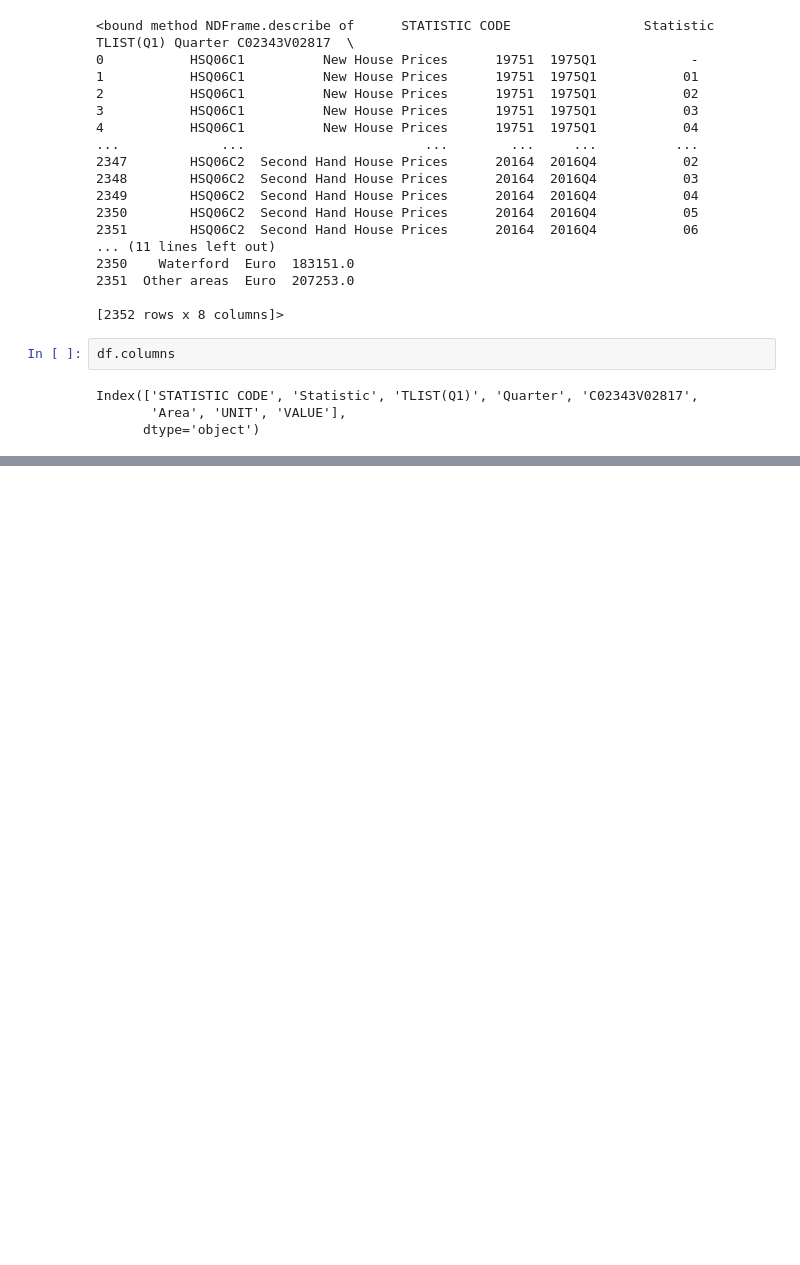
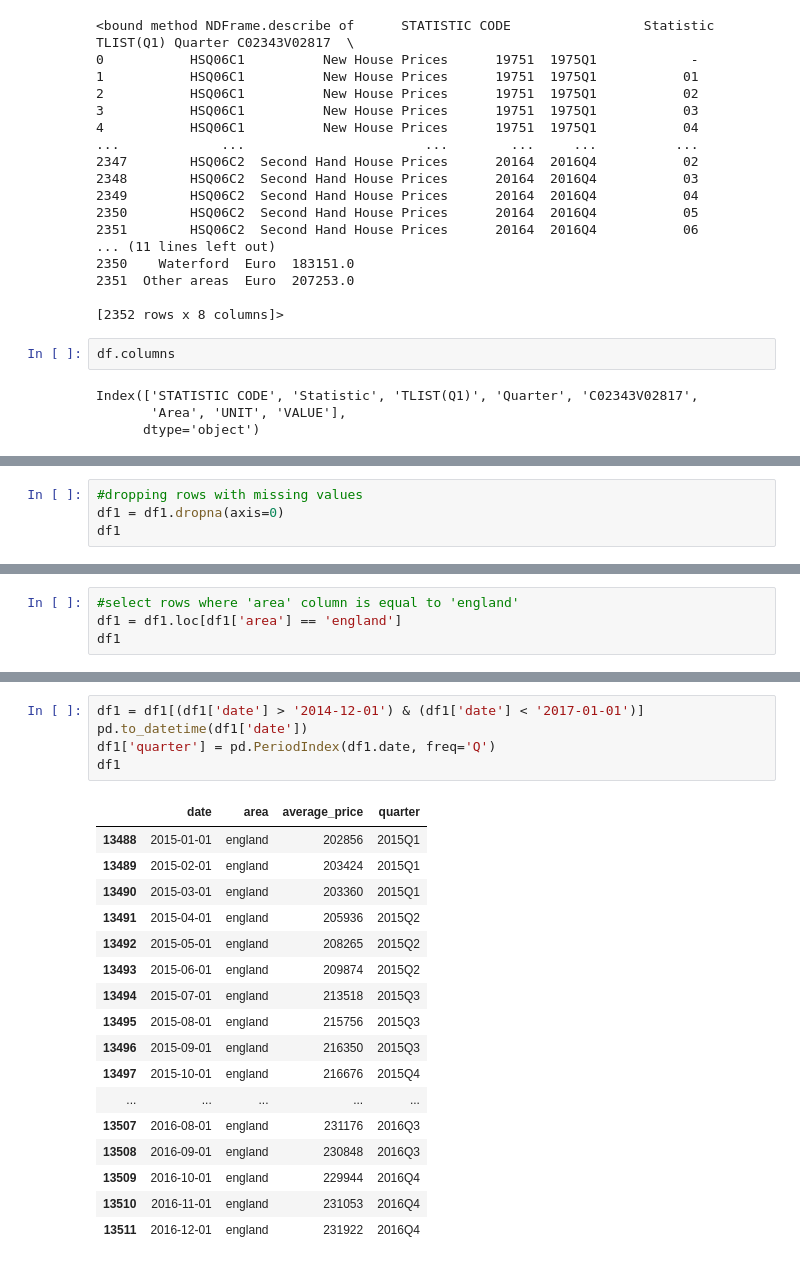
Before and after one commit to freek022/UCDPA_Fred, a Jupyter notebook: PropertyPriceIndex.ipynb, the cells around one changed output, grey strips where cells are left out. Cells and saved outputs as stored; diff of their text form; blank space fills up the shorter version.

```diff
--- a/PropertyPriceIndex.ipynb
+++ b/PropertyPriceIndex.ipynb
@@ -195,0 +232,4 @@ df
+# %%
+#dropping rows with missing values
+df1 = df1.dropna(axis=0)
+df1
@@ -195,0 +250,4 @@ df
+# %%
+#select rows where 'area' column is equal to 'england'
+df1 = df1.loc[df1['area'] == 'england']
+df1
@@ -195,0 +283,23 @@ df
+# %%
+df1 = df1[(df1['date'] > '2014-12-01') & (df1['date'] < '2017-01-01')]
+pd.to_datetime(df1['date'])
+df1['quarter'] = pd.PeriodIndex(df1.date, freq='Q')
+df1
+# %% [output]
+|  | date | area | average_price | quarter |
+| 13488 | 2015-01-01 | england | 202856 | 2015Q1 |
+| 13489 | 2015-02-01 | england | 203424 | 2015Q1 |
+| 13490 | 2015-03-01 | england | 203360 | 2015Q1 |
+| 13491 | 2015-04-01 | england | 205936 | 2015Q2 |
+| 13492 | 2015-05-01 | england | 208265 | 2015Q2 |
+| 13493 | 2015-06-01 | england | 209874 | 2015Q2 |
+| 13494 | 2015-07-01 | england | 213518 | 2015Q3 |
+| 13495 | 2015-08-01 | england | 215756 | 2015Q3 |
+| 13496 | 2015-09-01 | england | 216350 | 2015Q3 |
+| 13497 | 2015-10-01 | england | 216676 | 2015Q4 |
+| ... | ... | ... | ... | ... |
+| 13507 | 2016-08-01 | england | 231176 | 2016Q3 |
+| 13508 | 2016-09-01 | england | 230848 | 2016Q3 |
+| 13509 | 2016-10-01 | england | 229944 | 2016Q4 |
+| 13510 | 2016-11-01 | england | 231053 | 2016Q4 |
+| 13511 | 2016-12-01 | england | 231922 | 2016Q4 |
```
Also changed, not shown: parts of 25 cells of this notebook, 1 other file.
